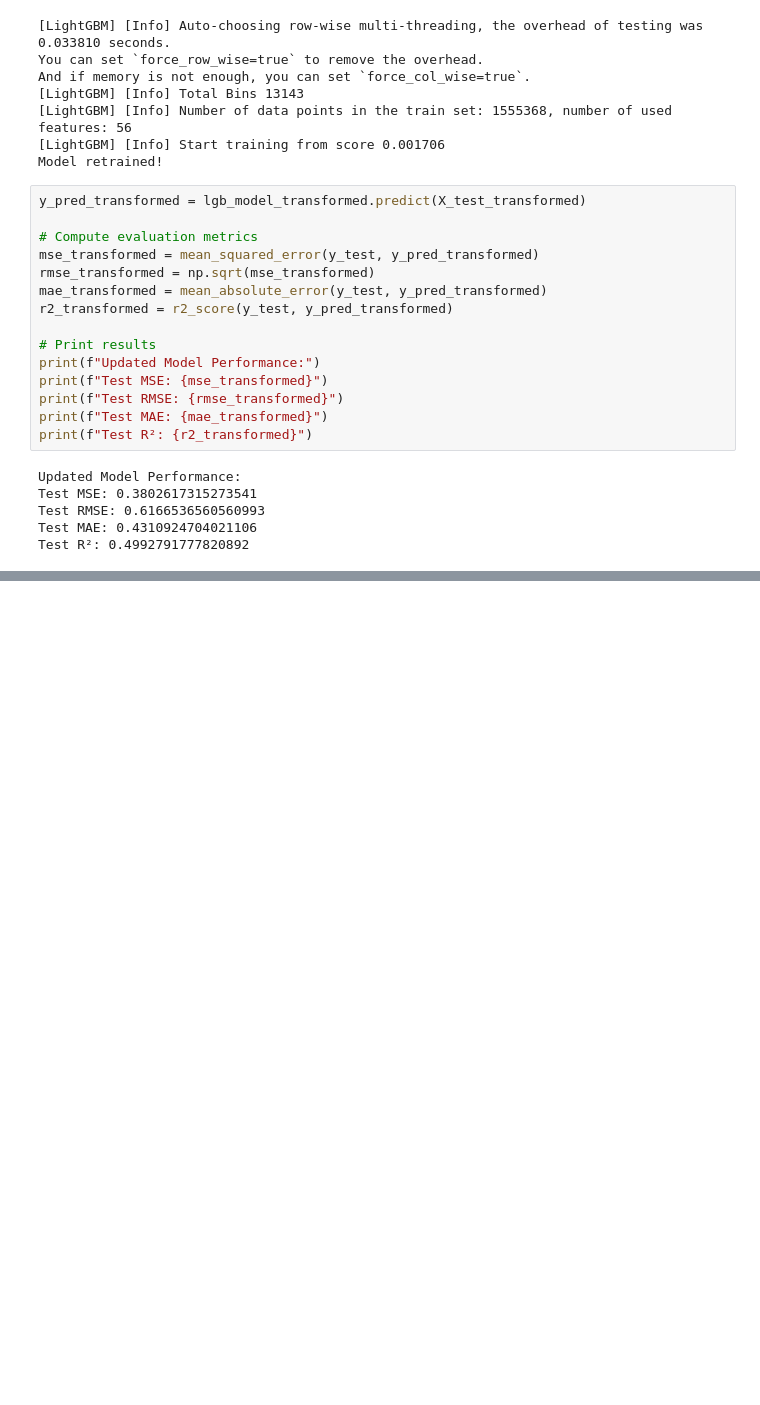
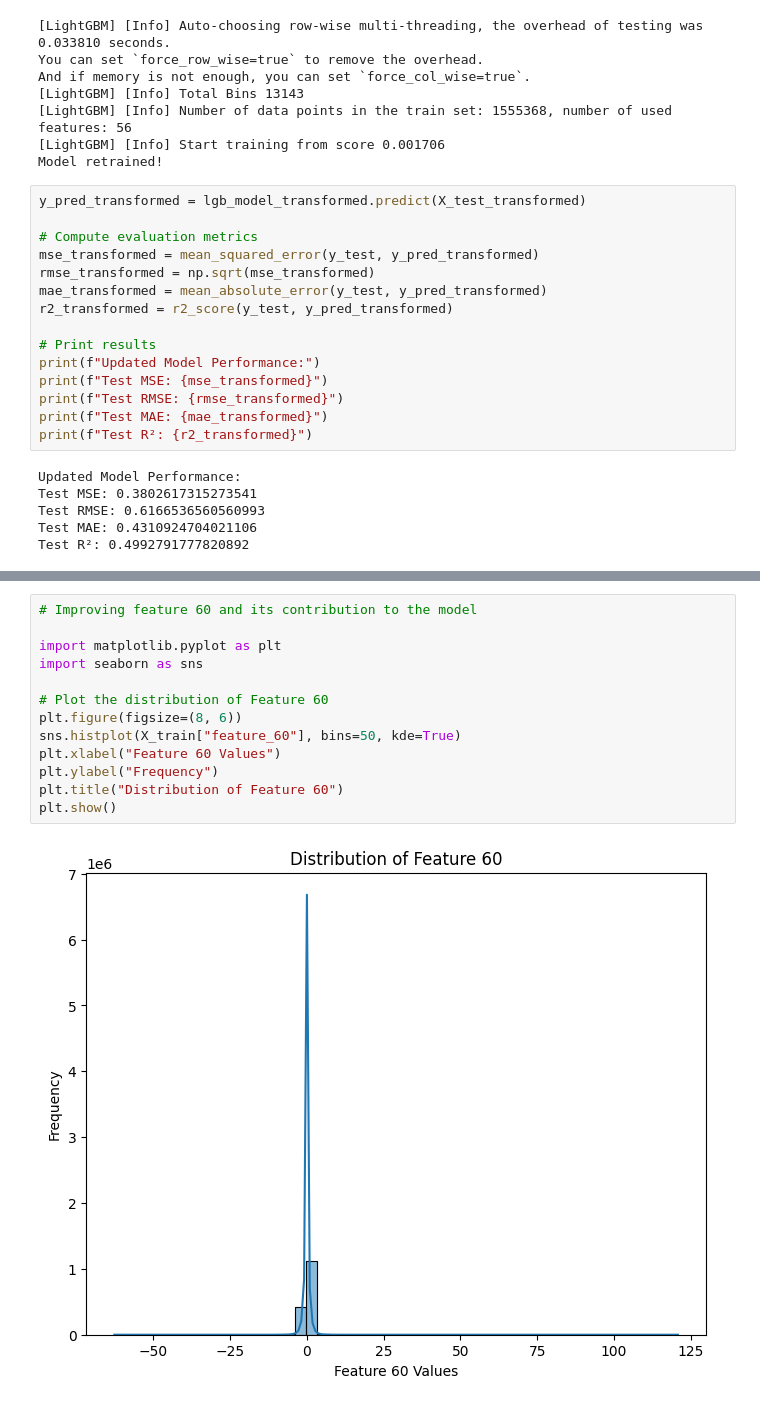
Before and after one commit to CaroTUM/Marketforecasting_Python, a Jupyter notebook: notebooks/LightGBM_shap.ipynb, the cells around one changed output, grey strips where cells are left out. Saved outputs shown, nothing was run; the diff lists cells and outputs as text; blank space fills up the shorter version.

```diff
--- a/notebooks/LightGBM_shap.ipynb
+++ b/notebooks/LightGBM_shap.ipynb
@@ -204,0 +298,15 @@ Test R²: 0.4992791777820892
+# %%
+# Improving feature 60 and its contribution to the model
+
+import matplotlib.pyplot as plt
+import seaborn as sns
+
+# Plot the distribution of Feature 60
+plt.figure(figsize=(8, 6))
+sns.histplot(X_train["feature_60"], bins=50, kde=True)
+plt.xlabel("Feature 60 Values")
+plt.ylabel("Frequency")
+plt.title("Distribution of Feature 60")
+plt.show()
+# %% [output]
+[figure, added]
```
Also changed, not shown: parts of 17 cells of this notebook.
